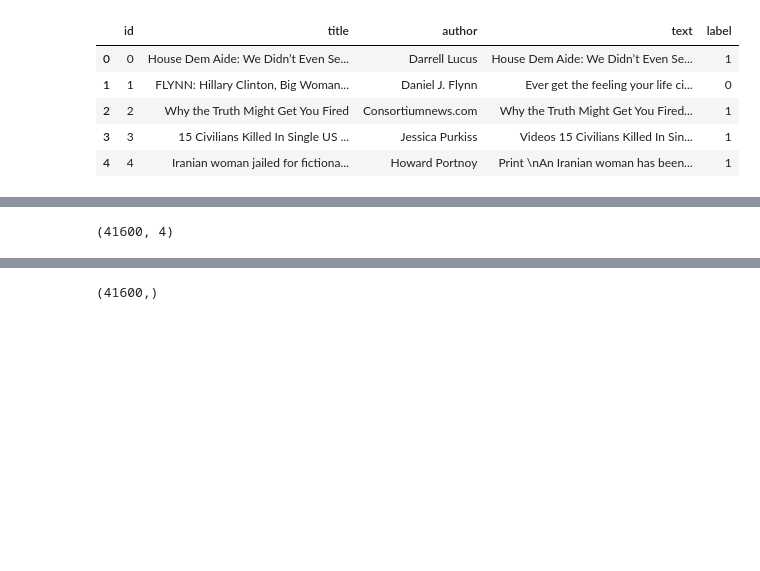
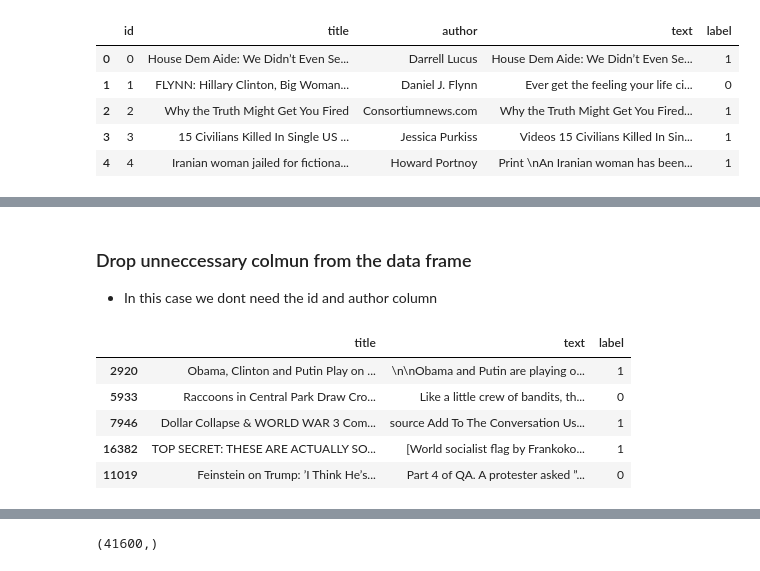
Before and after one commit to developertom01/fake_news_prediction2, a Jupyter notebook: training.ipynb, the cells around one changed output, grey strips where cells are left out. Drawn from its saved outputs; the diff is of its cells as text; code cells hidden in the pictures; blank space fills up the shorter version.

```diff
--- a/training.ipynb
+++ b/training.ipynb
@@ -51,6 +64,16 @@ df.head()
+# %% [markdown]
+### Drop unneccessary colmun from the data frame
+- In this case we dont need the id and author column
 # %%
 #Take away id
-df = df.drop('id',axis = 1)
-df.shape
+df = df.drop('id',axis = 1).drop('author',axis = 1)
+# df.shape
+# df.label.values
+df.head()
 # %% [output]
-(41600, 4)
+|  | title | text | label |
+| 2920 | Obama, Clinton and Putin Play on ... | \n\nObama and Putin are playing o... | 1 |
+| 5933 | Raccoons in Central Park Draw Cro... | Like a little crew of bandits, th... | 0 |
+| 7946 | Dollar Collapse & WORLD WAR 3 Com... | source Add To The Conversation Us... | 1 |
+| 16382 | TOP SECRET: THESE ARE ACTUALLY SO... | [World socialist flag by Frankoko... | 1 |
+| 11019 | Feinstein on Trump: ’I Think He’s... | Part 4 of QA. A protester asked ”... | 0 |
```
Also changed, not shown: parts of 52 cells of this notebook, 4 other files.
